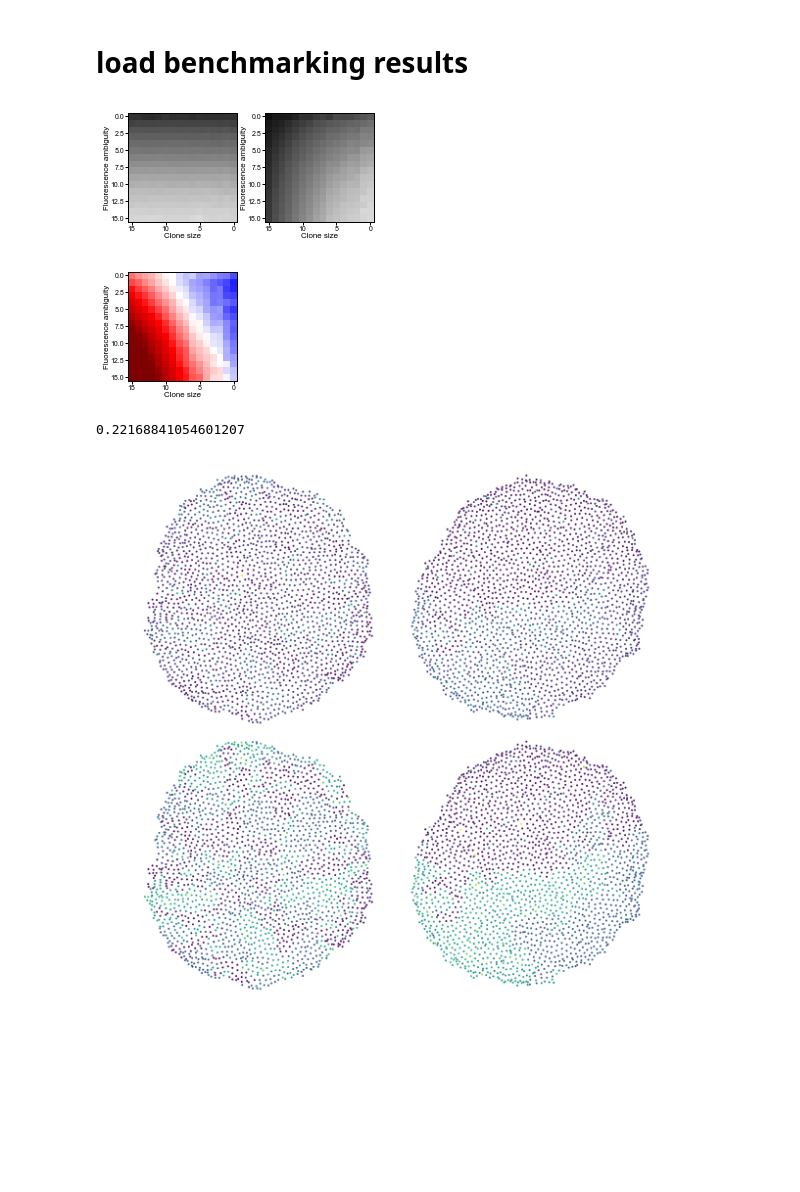
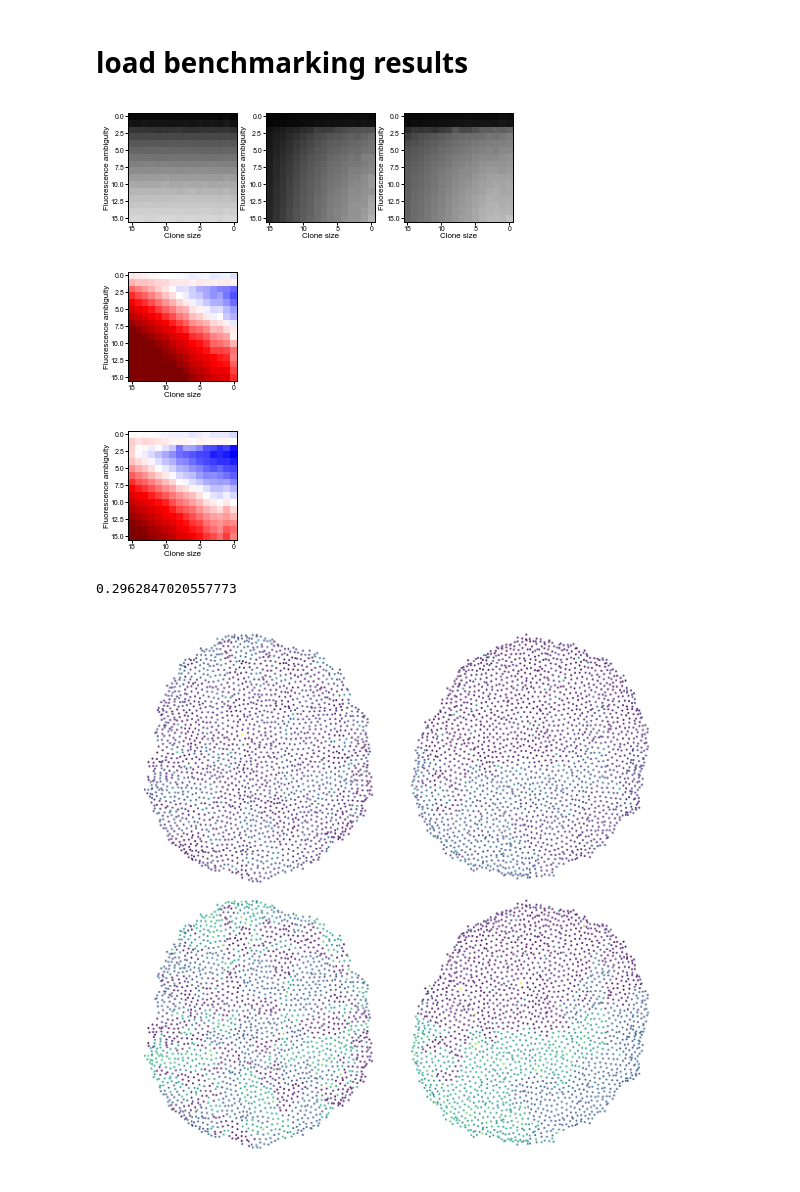
Before and after one commit to sbernasek/flyqma, a Jupyter notebook: notebooks/results.ipynb, the cells around one changed output. Cells and saved outputs as stored; diff of their text form; code cells hidden in the pictures; blank space fills up the shorter version.

Commit message:
updated benchmarking results to accept multiple methods

```diff
--- a/notebooks/results.ipynb
+++ b/notebooks/results.ipynb
@@ -14,7 +15,7 @@ Sweep_181201_191516_new/      build_sweep.py
 # %% [markdown]
 # load sweep results
 # %%
-sweep_path = '../synthetic/Sweep_181201_191516_twolevel/'
+sweep_path = '../synthetic/Sweep_181201_191516_katz/'
 sweep = Sweep.load(sweep_path)
 sweep
 # %% [output]
@@ -36,15 +37,17 @@ benchmark = SweepBenchmark.load(sweep_path)
 # %%
 fig = benchmark.results.plot_absolute_error(log=True)
 # %% [output]
-[figure, old version]
+[figure, new version]
 # %%
 fig = benchmark.results.plot_relative_error()
+fig = benchmark.results.plot_relative_error(method='katz', reference_method='simple')
 # %% [output]
-[figure, old version]
+[figure, new version]
+[figure, added]
 # %%
 benchmark.results.data.community.max()
 # %% [output]
-0.22168841054601207
+0.2962847020557773
 # %%
 from matplotlib.colors import Normalize
 
```
Also changed, not shown: parts of 8 cells of this notebook, 5 other files.
